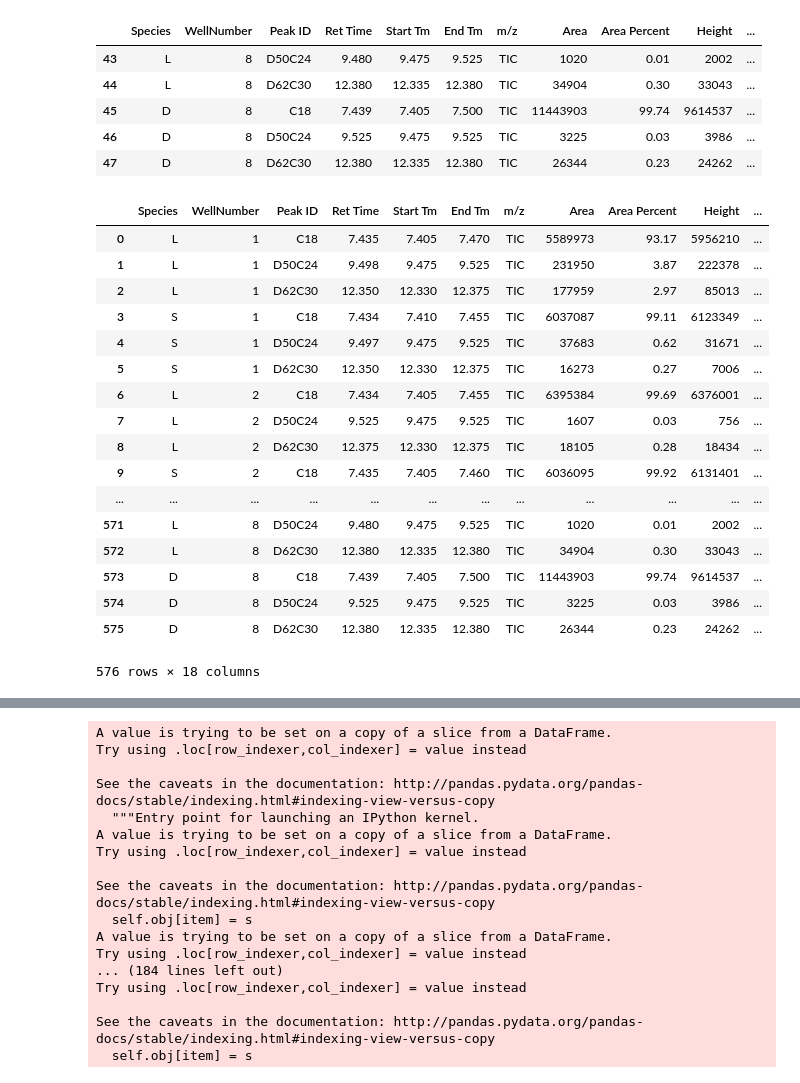
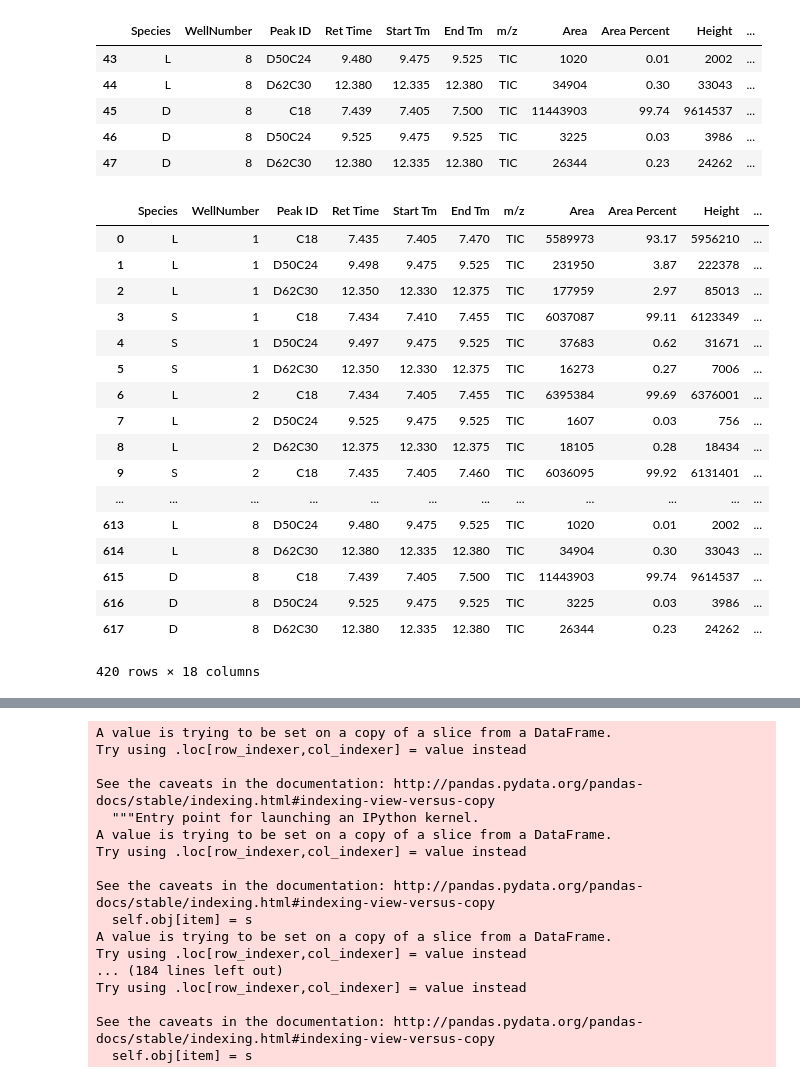
Before and after one commit to Tomnaragon/DCHC_transfer_Experiment, a Jupyter notebook: Master_DCHC_transfer_analysis.ipynb, the cells around one changed output, grey strips where cells are left out. Cells and saved outputs as stored; diff of their text form; code cells hidden in the pictures.

Commit message:
Added in code to plot outliers

```diff
--- a/Master_DCHC_transfer_analysis.ipynb
+++ b/Master_DCHC_transfer_analysis.ipynb
@@ -20,31 +20,19 @@ Loading BokehJS ...
 [interactive output not drawn]
 # %%
 #load each run into a separate dataframe
-df1 = pd.read_excel('190926_Deuterium_Transfer_Peak_Areas.xlsx', comment='#')
-df2 = pd.read_excel('191007_Deuterium_Transfer_Peak_Areas.xlsx', comment='#')
-df3 = pd.read_excel('191010_Deuterium_Transfer_Peak_Areas.xlsx', comment='#')
-df4 = pd.read_excel('191015_Deuterium_Transfer_Peak_Areas.xlsx', comment='#')
-df5 = pd.read_excel('191020_Deuterium_Transfer_Peak_Areas.xlsx', comment='#')
-df6 = pd.read_excel('191021_Deuterium_Transfer_Peak_Areas.xlsx', comment='#')
-df7 = pd.read_excel('191022_Deuterium_Transfer_Peak_Areas.xlsx', comment='#')
-df8 = pd.read_excel('191025_Deuterium_Transfer_Peak_Areas.xlsx', comment='#')
-df9 = pd.read_excel('191027_Deuterium_Transfer_Peak_Areas.xlsx', comment='#')
-df10 = pd.read_excel('191031_Deuterium_Transfer_Peak_Areas.xlsx', comment='#')
-df11 = pd.read_excel('191106_Deuterium_Transfer_Peak_Areas.xlsx', comment='#')
+df1 = pd.read_csv('190926_Deuterium_Transfer_Peak_Areas.csv', comment='#')
+df2 = pd.read_csv('191007_Deuterium_Transfer_Peak_Areas.csv', comment='#')
+df3 = pd.read_csv('191010_Deuterium_Transfer_Peak_Areas.csv', comment='#')
+df4 = pd.read_csv('191015_Deuterium_Transfer_Peak_Areas.csv', comment='#')
+df5 = pd.read_csv('191020_Deuterium_Transfer_Peak_Areas.csv', comment='#')
+df6 = pd.read_csv('191021_Deuterium_Transfer_Peak_Areas.csv', comment='#')
+df7 = pd.read_csv('191022_Deuterium_Transfer_Peak_Areas.csv', comment='#')
+df8 = pd.read_csv('191025_Deuterium_Transfer_Peak_Areas.csv', comment='#')
+df9 = pd.read_csv('191027_Deuterium_Transfer_Peak_Areas.csv', comment='#')
+df10 = pd.read_csv('191031_Deuterium_Transfer_Peak_Areas.csv', comment='#')
+df11 = pd.read_csv('191106_Deuterium_Transfer_Peak_Areas.csv', comment='#')
 df12 = pd.read_csv('191115_Deuterium_Transfer_Peak_Areas.csv', comment='#')
 df13 = pd.read_csv('191119_Deuterium_Transfer_Peak_Areas.csv', comment='#')
-
-df1o = pd.read_excel('190926_Deuterium_Transfer_Peak_Areas_old.xlsx', comment='#')
-df2o = pd.read_excel('191007_Deuterium_Transfer_Peak_Areas_old.xlsx', comment='#')
-df3o = pd.read_excel('191010_Deuterium_Transfer_Peak_Areas_old.xlsx', comment='#')
-df4o = pd.read_excel('191015_Deuterium_Transfer_Peak_Areas_old.xlsx', comment='#')
-df5o = pd.read_excel('191020_Deuterium_Transfer_Peak_Areas_old.xlsx', comment='#')
-df6o = pd.read_excel('191021_Deuterium_Transfer_Peak_Areas_old.xlsx', comment='#')
-df7o = pd.read_excel('191022_Deuterium_Transfer_Peak_Areas_old.xlsx', comment='#')
-df8o = pd.read_excel('191025_Deuterium_Transfer_Peak_Areas_old.xlsx', comment='#')
-df9o = pd.read_excel('191027_Deuterium_Transfer_Peak_Areas_old.xlsx', comment='#')
-df10o = pd.read_excel('191031_Deuterium_Transfer_Peak_Areas_old.xlsx', comment='#')
-df11o = pd.read_excel('191106_Deuterium_Transfer_Peak_Areas_old.xlsx', comment='#')
 # %%
 #add a column to each dataframe listing the date
 df1['date'] = '190926'
@@ -159,21 +128,25 @@ df = add_identifier(df)
 # %%
-df
+df = add_identifier(df)
-# %% [output]
-|  | Species | WellNumber | Peak ID | Ret Time | Start Tm | End Tm | m/z | Area | Area Percent | Height | ... |
-| 0 | L | 1 | C18 | 7.435 | 7.405 | 7.470 | TIC | 5589973 | 93.17 | 5956210 | ... |
-| 1 | L | 1 | D50C24 | 9.498 | 9.475 | 9.525 | TIC | 231950 | 3.87 | 222378 | ... |
-| 2 | L | 1 | D62C30 | 12.350 | 12.330 | 12.375 | TIC | 177959 | 2.97 | 85013 | ... |
-| 3 | S | 1 | C18 | 7.434 | 7.410 | 7.455 | TIC | 6037087 | 99.11 | 6123349 | ... |
-| 4 | S | 1 | D50C24 | 9.497 | 9.475 | 9.525 | TIC | 37683 | 0.62 | 31671 | ... |
-| 5 | S | 1 | D62C30 | 12.350 | 12.330 | 12.375 | TIC | 16273 | 0.27 | 7006 | ... |
-| 6 | L | 2 | C18 | 7.434 | 7.405 | 7.455 | TIC | 6395384 | 99.69 | 6376001 | ... |
-| 7 | L | 2 | D50C24 | 9.525 | 9.475 | 9.525 | TIC | 1607 | 0.03 | 756 | ... |
-| 8 | L | 2 | D62C30 | 12.375 | 12.330 | 12.375 | TIC | 18105 | 0.28 | 18434 | ... |
-| 9 | S | 2 | C18 | 7.435 | 7.405 | 7.460 | TIC | 6036095 | 99.92 | 6131401 | ... |
-| ... | ... | ... | ... | ... | ... | ... | ... | ... | ... | ... | ... |
-| 571 | L | 8 | D50C24 | 9.480 | 9.475 | 9.525 | TIC | 1020 | 0.01 | 2002 | ... |
-| 572 | L | 8 | D62C30 | 12.380 | 12.335 | 12.380 | TIC | 34904 | 0.30 | 33043 | ... |
-| 573 | D | 8 | C18 | 7.439 | 7.405 | 7.500 | TIC | 11443903 | 99.74 | 9614537 | ... |
-| 574 | D | 8 | D50C24 | 9.525 | 9.475 | 9.525 | TIC | 3225 | 0.03 | 3986 | ... |
-| 575 | D | 8 | D62C30 | 12.380 | 12.335 | 12.380 | TIC | 26344 | 0.23 | 24262 | ... |
-576 rows × 18 columns
+# %%
+df = df.loc[df['Outlier']!='Y']
+df = df.loc[df['Outlier'] == 'N']
+df
+# %% [output]
+|  | Species | WellNumber | Peak ID | Ret Time | Start Tm | End Tm | m/z | Area | Area Percent | Height | ... |
+| 0 | L | 1 | C18 | 7.435 | 7.405 | 7.470 | TIC | 5589973 | 93.17 | 5956210 | ... |
+| 1 | L | 1 | D50C24 | 9.498 | 9.475 | 9.525 | TIC | 231950 | 3.87 | 222378 | ... |
+| 2 | L | 1 | D62C30 | 12.350 | 12.330 | 12.375 | TIC | 177959 | 2.97 | 85013 | ... |
+| 3 | S | 1 | C18 | 7.434 | 7.410 | 7.455 | TIC | 6037087 | 99.11 | 6123349 | ... |
+| 4 | S | 1 | D50C24 | 9.497 | 9.475 | 9.525 | TIC | 37683 | 0.62 | 31671 | ... |
+| 5 | S | 1 | D62C30 | 12.350 | 12.330 | 12.375 | TIC | 16273 | 0.27 | 7006 | ... |
+| 6 | L | 2 | C18 | 7.434 | 7.405 | 7.455 | TIC | 6395384 | 99.69 | 6376001 | ... |
+| 7 | L | 2 | D50C24 | 9.525 | 9.475 | 9.525 | TIC | 1607 | 0.03 | 756 | ... |
+| 8 | L | 2 | D62C30 | 12.375 | 12.330 | 12.375 | TIC | 18105 | 0.28 | 18434 | ... |
+| 9 | S | 2 | C18 | 7.435 | 7.405 | 7.460 | TIC | 6036095 | 99.92 | 6131401 | ... |
+| ... | ... | ... | ... | ... | ... | ... | ... | ... | ... | ... | ... |
+| 613 | L | 8 | D50C24 | 9.480 | 9.475 | 9.525 | TIC | 1020 | 0.01 | 2002 | ... |
+| 614 | L | 8 | D62C30 | 12.380 | 12.335 | 12.380 | TIC | 34904 | 0.30 | 33043 | ... |
+| 615 | D | 8 | C18 | 7.439 | 7.405 | 7.500 | TIC | 11443903 | 99.74 | 9614537 | ... |
+| 616 | D | 8 | D50C24 | 9.525 | 9.475 | 9.525 | TIC | 3225 | 0.03 | 3986 | ... |
+| 617 | D | 8 | D62C30 | 12.380 | 12.335 | 12.380 | TIC | 26344 | 0.23 | 24262 | ... |
+420 rows × 18 columns
```
Also changed, not shown: parts of 9 cells of this notebook, 29 other files.
